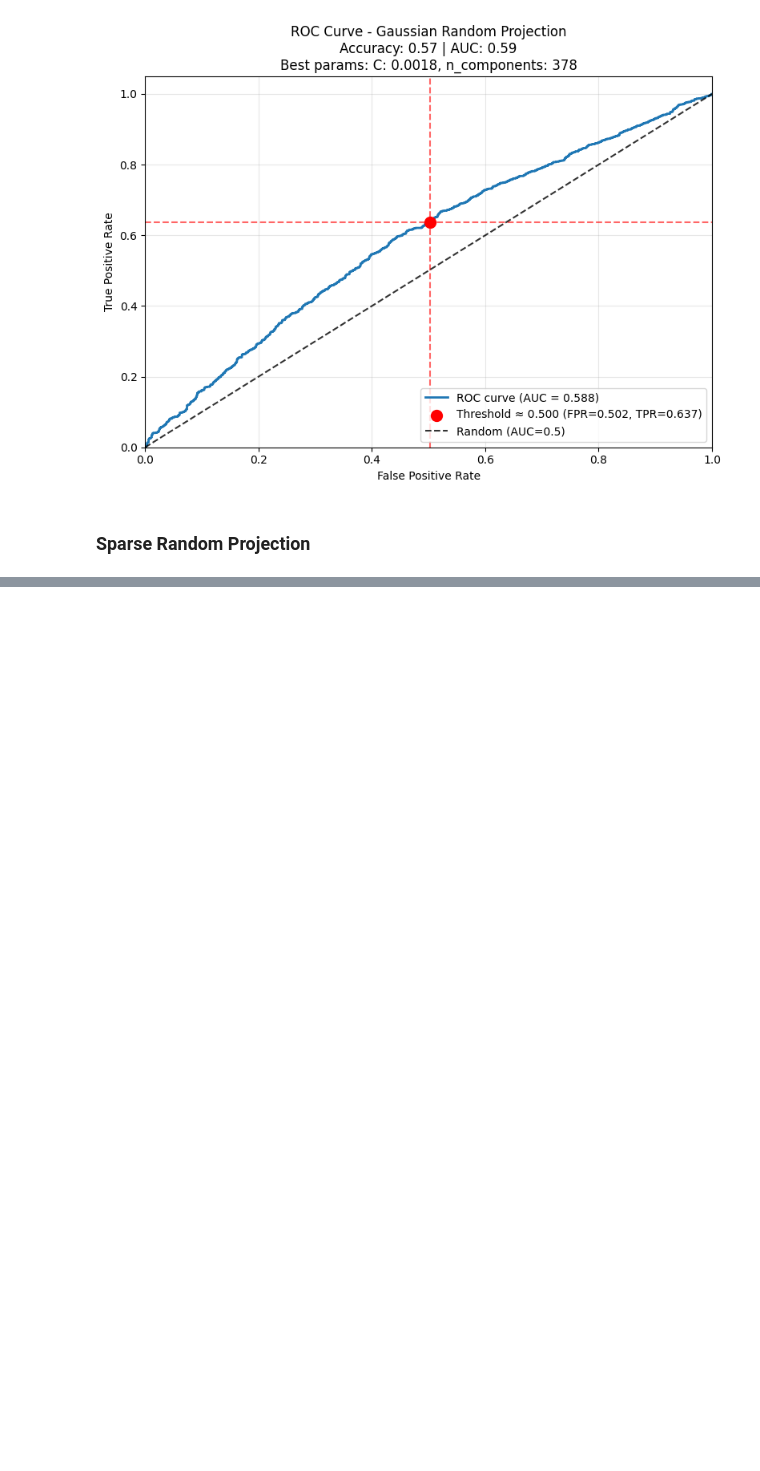
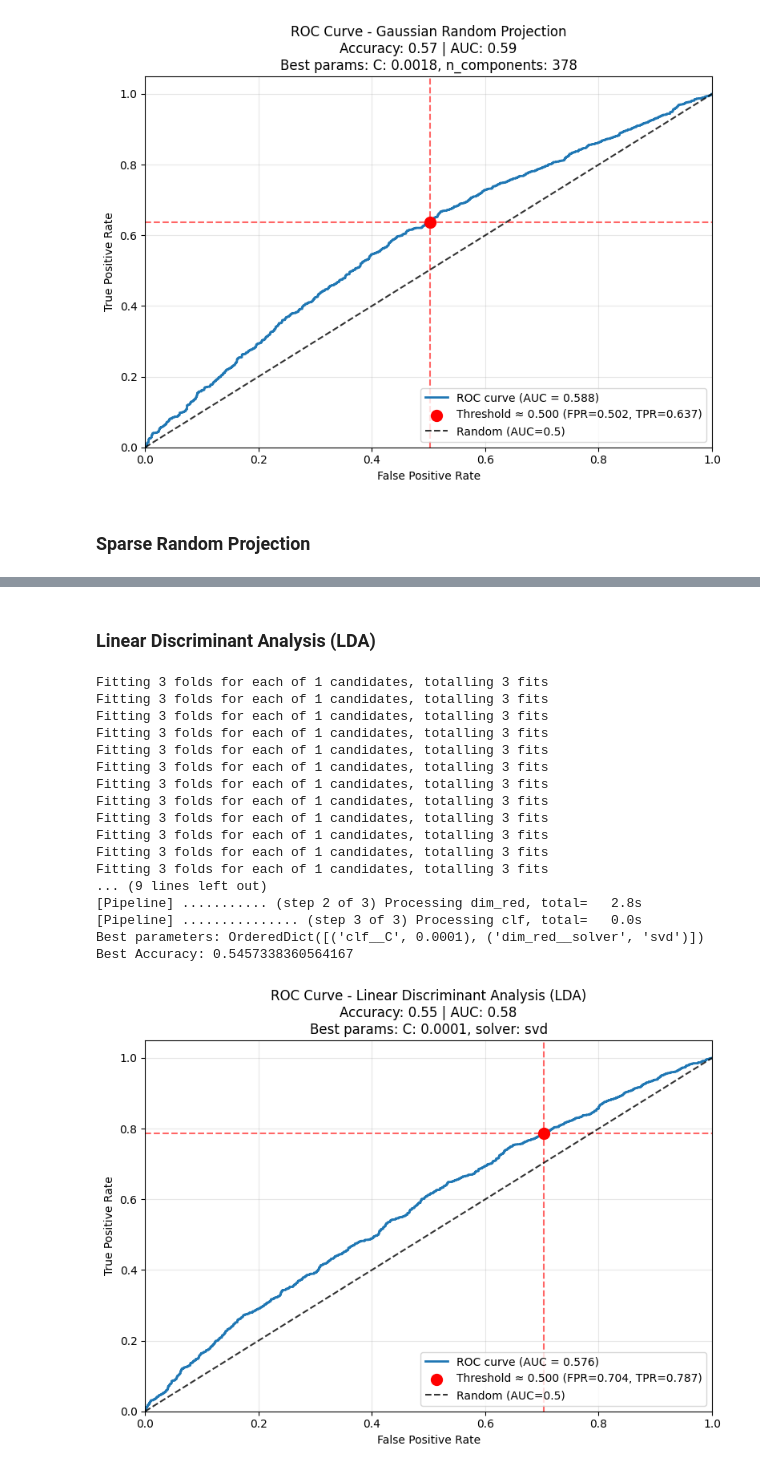
Before and after one commit to davidsmv/MachineLearningPortfolio, a Jupyter notebook: dimensionality_reduction/1 - High_Dimensional_Datascape.ipynb, the cells around one changed output, grey strips where cells are left out. Saved outputs shown, nothing was run; the diff lists cells and outputs as text; code cells hidden in the pictures; blank space fills up the shorter version.

```diff
--- a/dimensionality_reduction/1 - High_Dimensional_Datascape.ipynb
+++ b/dimensionality_reduction/1 - High_Dimensional_Datascape.ipynb
@@ -1099 +1083,63 @@ Best Accuracy: 0.5574640413350092
 [figure]
+# %% [markdown]
+### **Linear Discriminant Analysis (LDA)**
+# %%
+from sklearn.discriminant_analysis import LinearDiscriminantAnalysis
+from skopt import BayesSearchCV
+
+model_name = "Linear Discriminant Analysis (LDA)"
+
+if should_evaluate(model_name):
+    search_spaces = {
+        'clf__C': Real(1e-4, 10, prior='log-uniform'),
+        'dim_red__solver': ['svd', 'eigen'],
+    }
+
+    opt = BayesSearchCV(
+        get_pipeline(LinearDiscriminantAnalysis()),
+        search_spaces,
+        n_iter=20,
+        cv=3,
+        scoring='accuracy',
+        n_jobs=-1,
+        random_state=42,
+        verbose=1
+    )
+
+    opt.fit(X_train, y_train)
+    print("Best parameters:", opt.best_params_)
+    print("Best Accuracy:", opt.best_score_)
+
+    best_hyperparameter = {
+        "C": opt.best_params_['clf__C'],
+        "solver": opt.best_params_['dim_red__solver']
+    }
+    y_pred = opt.predict(X_test)
+    y_score = opt.predict_proba(X_test)[:,1]
+    evaluate_and_save_results(
+        model_name, y_test, y_pred, y_score, best_hyperparameter
+    )
+    plot_model(model_name)
+
+else:
+    print(f"Results for '{model_name}' already exist. Loading and plotting...")
+    plot_model(model_name)
+# %% [output]
+Fitting 3 folds for each of 1 candidates, totalling 3 fits
+Fitting 3 folds for each of 1 candidates, totalling 3 fits
+Fitting 3 folds for each of 1 candidates, totalling 3 fits
+Fitting 3 folds for each of 1 candidates, totalling 3 fits
+Fitting 3 folds for each of 1 candidates, totalling 3 fits
+Fitting 3 folds for each of 1 candidates, totalling 3 fits
+Fitting 3 folds for each of 1 candidates, totalling 3 fits
+Fitting 3 folds for each of 1 candidates, totalling 3 fits
+Fitting 3 folds for each of 1 candidates, totalling 3 fits
+Fitting 3 folds for each of 1 candidates, totalling 3 fits
+Fitting 3 folds for each of 1 candidates, totalling 3 fits
+Fitting 3 folds for each of 1 candidates, totalling 3 fits
+... (9 lines left out)
+[Pipeline] ........... (step 2 of 3) Processing dim_red, total=   2.8s
+[Pipeline] ............... (step 3 of 3) Processing clf, total=   0.0s
+Best parameters: OrderedDict([('clf__C', 0.0001), ('dim_red__solver', 'svd')])
+Best Accuracy: 0.5457338360564167
+[figure, added]
```
Also changed, not shown: parts of 1 cell of this notebook, 1 other file.
